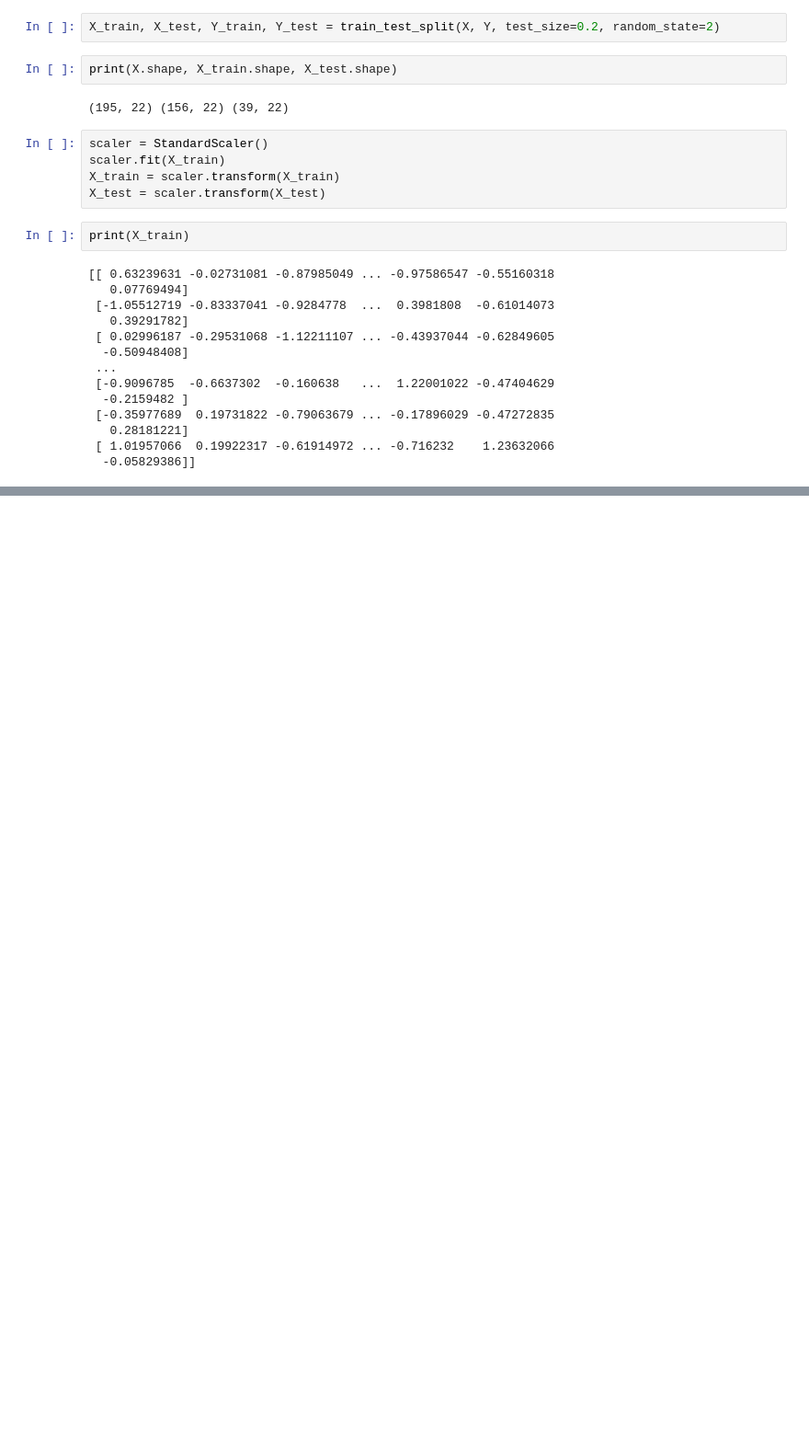
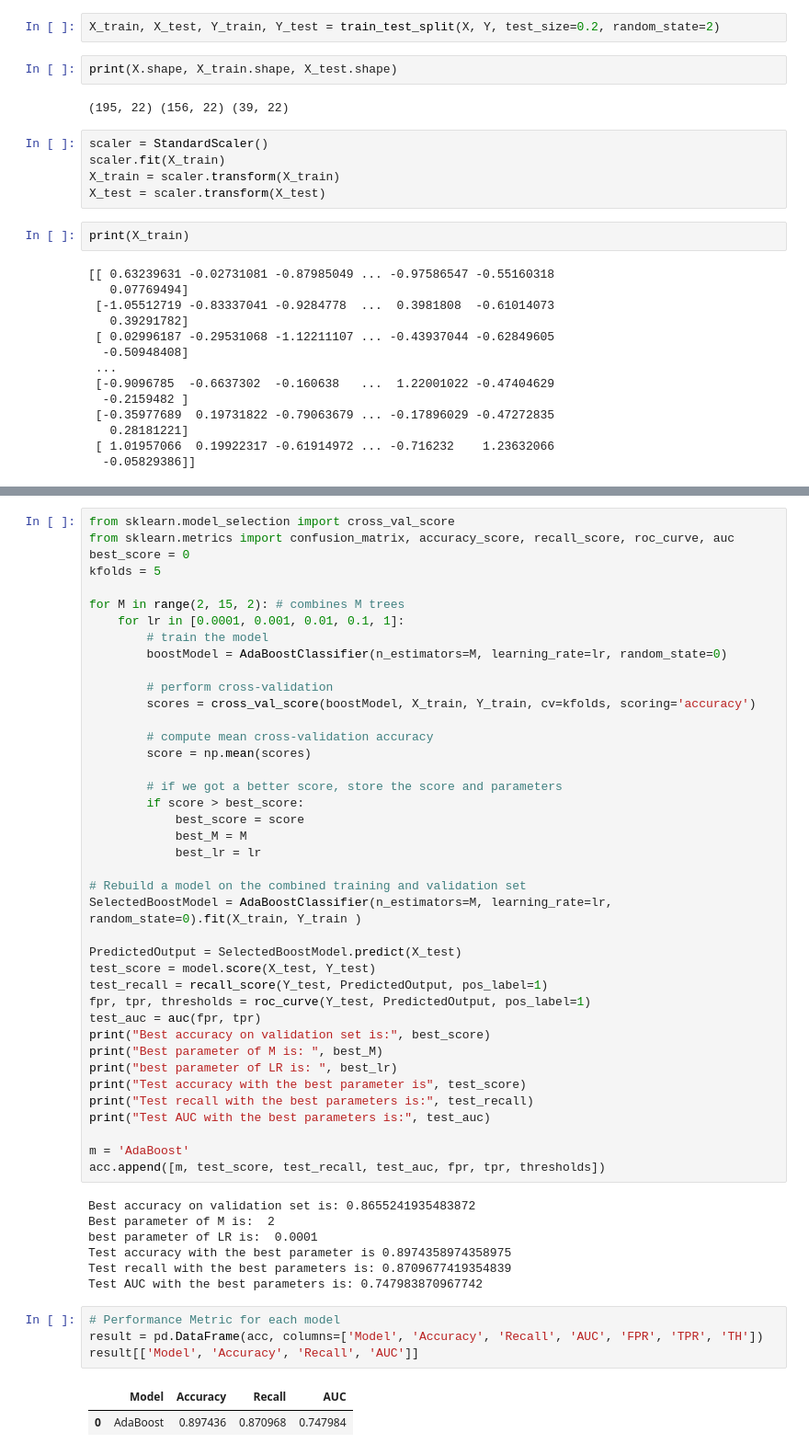
Before and after one commit to Vedwati0101/alzheimer-s_detection, a Jupyter notebook: Parkinsons_detection.ipynb, the cells around one changed output, grey strips where cells are left out. Shown: that part at 92% size. Drawn from its saved outputs; the diff is of its cells as text; blank space fills up the shorter version.

```diff
--- a/Parkinsons_detection.ipynb
+++ b/Parkinsons_detection.ipynb
@@ -211,0 +275,54 @@ Accuracy score of test data :  0.8205128205128205
+# %%
+from sklearn.model_selection import cross_val_score
+from sklearn.metrics import confusion_matrix, accuracy_score, recall_score, roc_curve, auc
+best_score = 0
+kfolds = 5
+
+for M in range(2, 15, 2): # combines M trees
+    for lr in [0.0001, 0.001, 0.01, 0.1, 1]:
+        # train the model
+        boostModel = AdaBoostClassifier(n_estimators=M, learning_rate=lr, random_state=0)
+
+        # perform cross-validation
+        scores = cross_val_score(boostModel, X_train, Y_train, cv=kfolds, scoring='accuracy')
+
+        # compute mean cross-validation accuracy
+        score = np.mean(scores)
+
+        # if we got a better score, store the score and parameters
+        if score > best_score:
+            best_score = score
+            best_M = M
+            best_lr = lr
+
+# Rebuild a model on the combined training and validation set
+SelectedBoostModel = AdaBoostClassifier(n_estimators=M, learning_rate=lr, random_state=0).fit(X_train, Y_train )
+
+PredictedOutput = SelectedBoostModel.predict(X_test)
+test_score = model.score(X_test, Y_test)
+test_recall = recall_score(Y_test, PredictedOutput, pos_label=1)
+fpr, tpr, thresholds = roc_curve(Y_test, PredictedOutput, pos_label=1)
+test_auc = auc(fpr, tpr)
+print("Best accuracy on validation set is:", best_score)
+print("Best parameter of M is: ", best_M)
+print("best parameter of LR is: ", best_lr)
+print("Test accuracy with the best parameter is", test_score)
+print("Test recall with the best parameters is:", test_recall)
+print("Test AUC with the best parameters is:", test_auc)
+
+m = 'AdaBoost'
+acc.append([m, test_score, test_recall, test_auc, fpr, tpr, thresholds])
+# %% [output]
+Best accuracy on validation set is: 0.8655241935483872
+Best parameter of M is:  2
+best parameter of LR is:  0.0001
+Test accuracy with the best parameter is 0.8974358974358975
+Test recall with the best parameters is: 0.8709677419354839
+Test AUC with the best parameters is: 0.747983870967742
+# %%
+# Performance Metric for each model
+result = pd.DataFrame(acc, columns=['Model', 'Accuracy', 'Recall', 'AUC', 'FPR', 'TPR', 'TH'])
+result[['Model', 'Accuracy', 'Recall', 'AUC']]
+# %% [output]
+|  | Model | Accuracy | Recall | AUC |
+| 0 | AdaBoost | 0.897436 | 0.870968 | 0.747984 |
```
Also changed, not shown: parts of 6 cells of this notebook.
